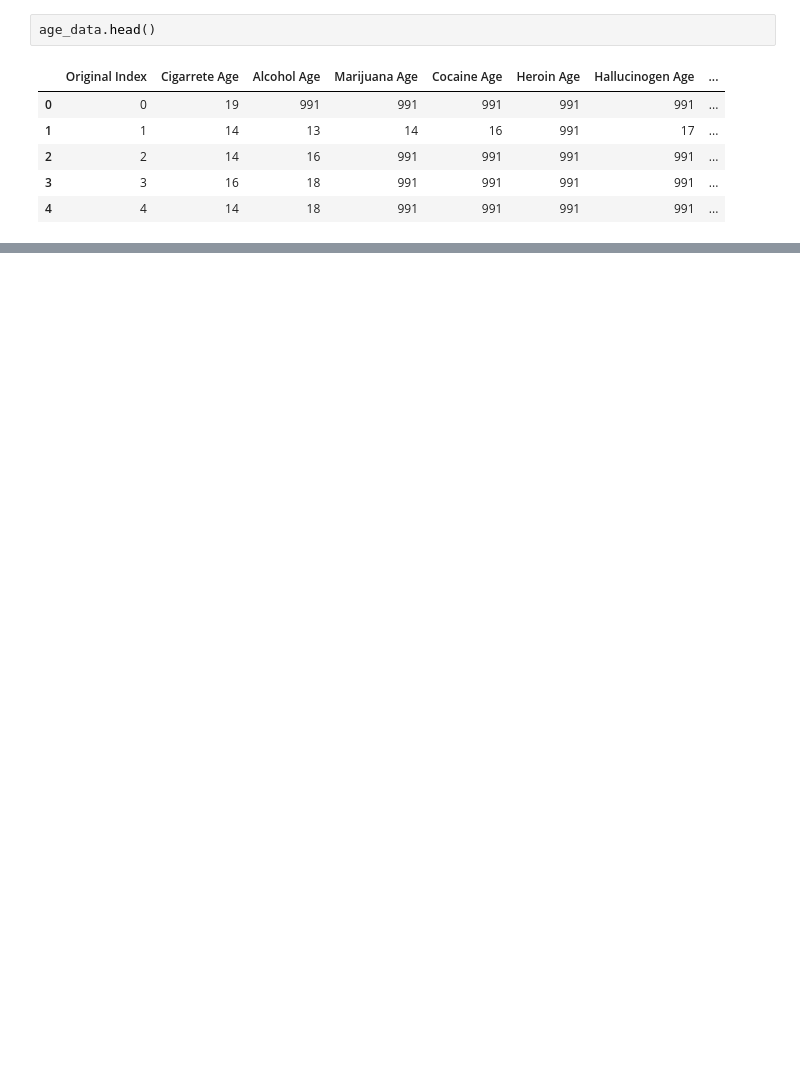
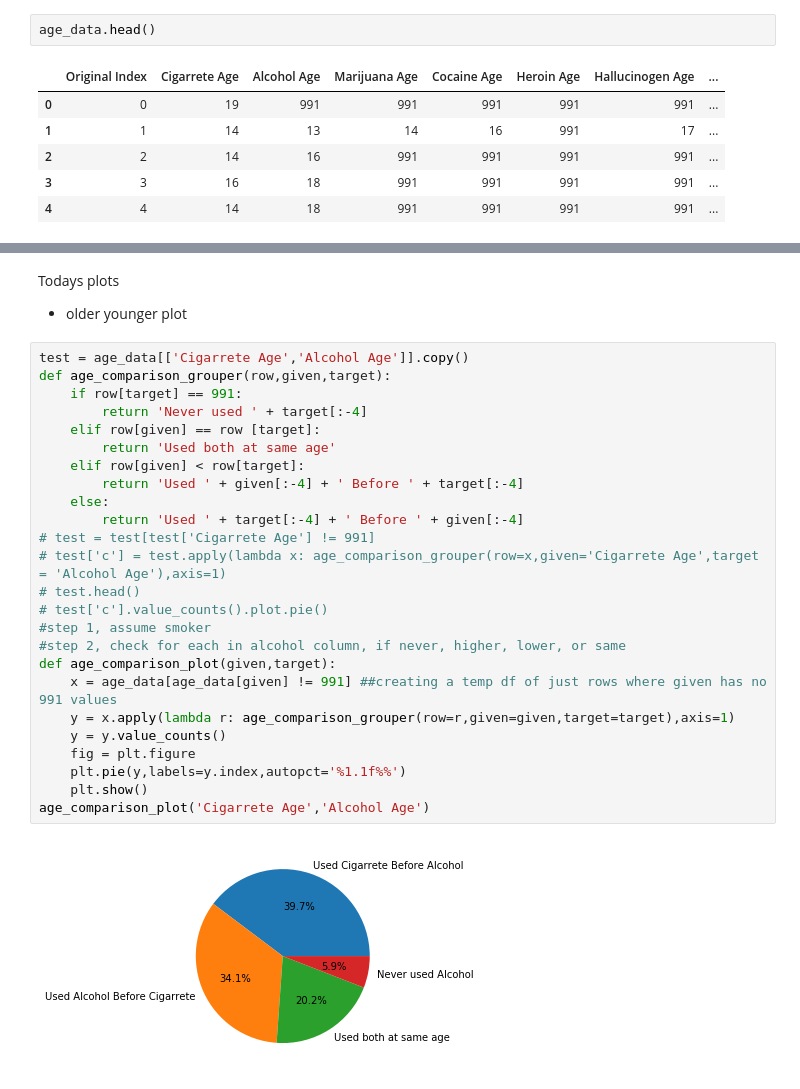
Before and after one commit to MichaelFellner/Drug-Use-Dataset-Cleaning, a Jupyter notebook: Data-Visualization.ipynb, the cells around one changed output, grey strips where cells are left out. Saved outputs shown, nothing was run; the diff lists cells and outputs as text; blank space fills up the shorter version.

```diff
--- a/Data-Visualization.ipynb
+++ b/Data-Visualization.ipynb
@@ -141,0 +172,31 @@ age_data['Cigarrete Age'].apply(lambda x: grouper(ele=x,name="Cigarretes")).valu
+# %% [markdown]
+Todays plots
+<ul>
+    <li> older younger plot
+# %%
+test = age_data[['Cigarrete Age','Alcohol Age']].copy()
+def age_comparison_grouper(row,given,target):
+    if row[target] == 991:
+        return 'Never used ' + target[:-4]
+    elif row[given] == row [target]:
+        return 'Used both at same age'
+    elif row[given] < row[target]:
+        return 'Used ' + given[:-4] + ' Before ' + target[:-4]
+    else:
+        return 'Used ' + target[:-4] + ' Before ' + given[:-4]
+# test = test[test['Cigarrete Age'] != 991]
+# test['c'] = test.apply(lambda x: age_comparison_grouper(row=x,given='Cigarrete Age',target = 'Alcohol Age'),axis=1)
+# test.head()
+# test['c'].value_counts().plot.pie()
+#step 1, assume smoker
+#step 2, check for each in alcohol column, if never, higher, lower, or same
+def age_comparison_plot(given,target):
+    x = age_data[age_data[given] != 991] ##creating a temp df of just rows where given has no 991 values
+    y = x.apply(lambda r: age_comparison_grouper(row=r,given=given,target=target),axis=1)
+    y = y.value_counts()
+    fig = plt.figure
+    plt.pie(y,labels=y.index,autopct='%1.1f%%')
+    plt.show()
+age_comparison_plot('Cigarrete Age','Alcohol Age')
+# %% [output]
+[figure, added]
```
Also changed, not shown: parts of 20 cells of this notebook.
